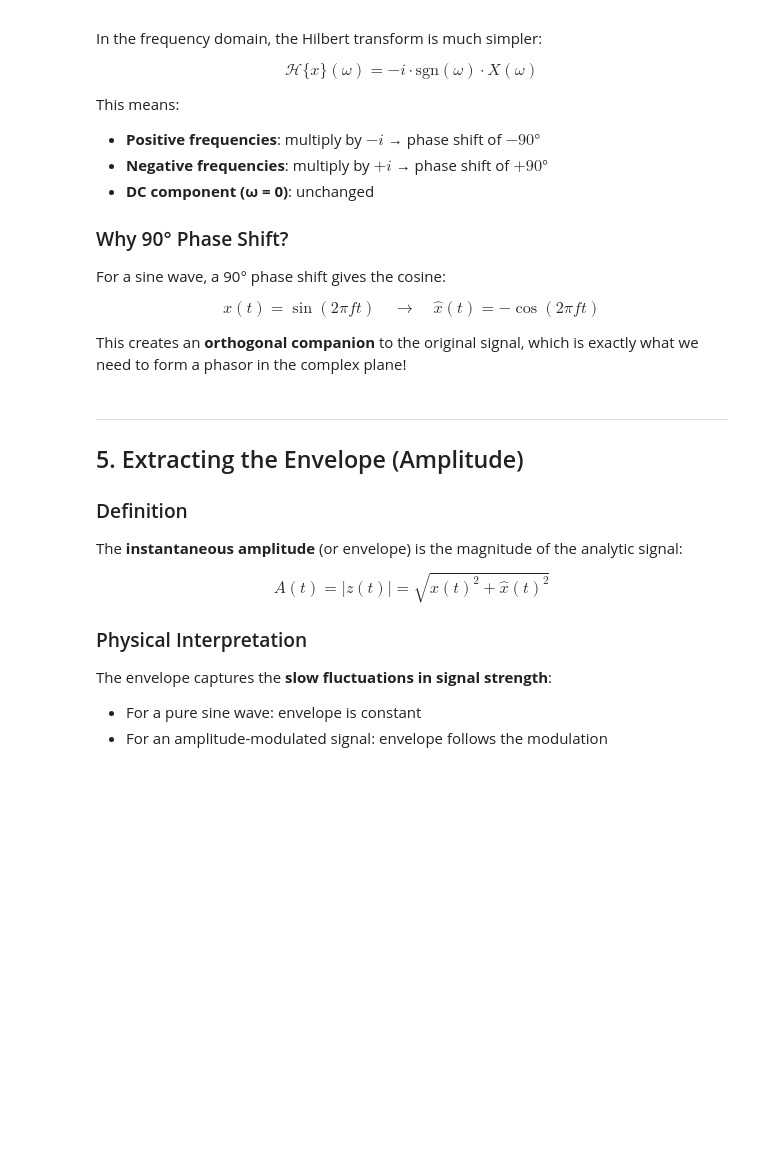
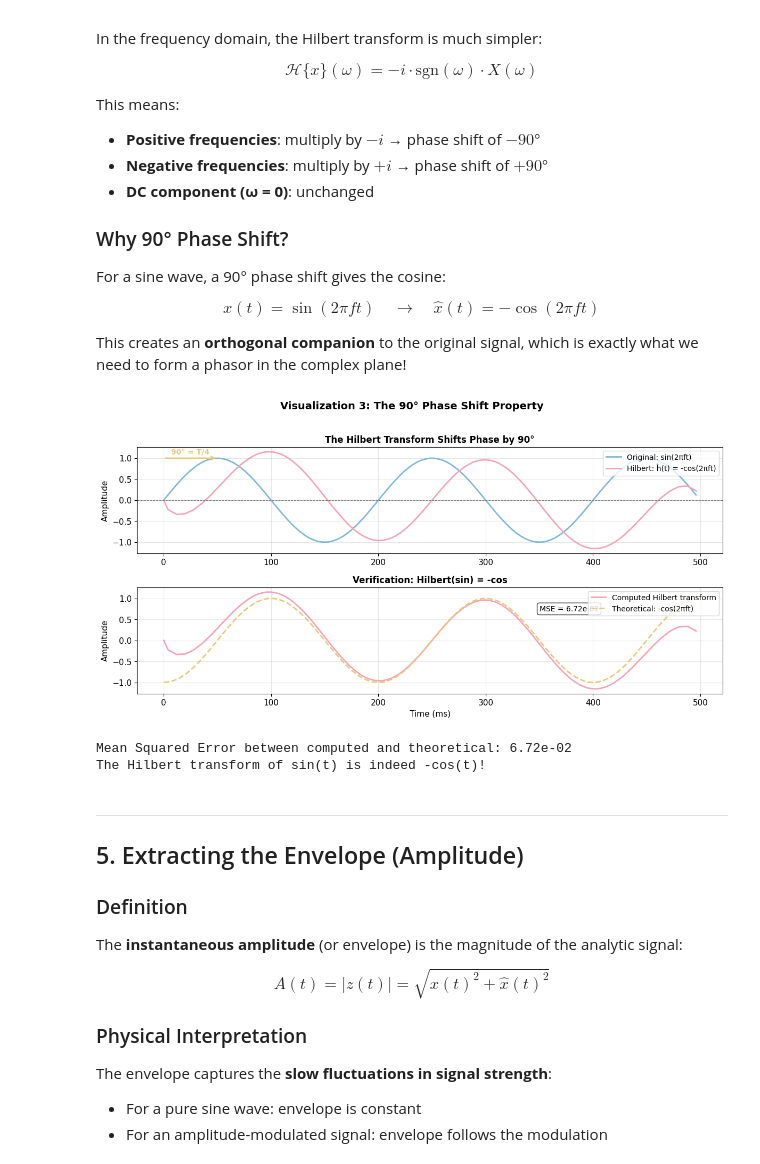
Before and after one commit to Ramdam17/ConnectivityMetricsTutorials, a Jupyter notebook: notebooks/01_foundations/B_phase_and_amplitude/B01_hilbert_transform.ipynb, the cells around one changed output. Saved outputs shown, nothing was run; the diff lists cells and outputs as text; code cells hidden in the pictures; blank space fills up the shorter version.

```diff
--- a/notebooks/01_foundations/B_phase_and_amplitude/B01_hilbert_transform.ipynb
+++ b/notebooks/01_foundations/B_phase_and_amplitude/B01_hilbert_transform.ipynb
@@ -315,43 +356,47 @@ fig, axes = plt.subplots(2, 1, figsize=(12, 6))
 
 # Plot 1: Original and Hilbert transform
 ax1 = axes[0]
-ax1.plot(t * 1000, original, color=PRIMARY_BLUE, linewidth=2, label='Original: sin(2πft)')
-ax1.plot(t * 1000, hilbert_transformed, color=SECONDARY_PINK, linewidth=2,
+ax1.plot(t * 1000, original, color=COLORS["signal_1"], linewidth=2, label='Original: sin(2πft)')
+ax1.plot(t * 1000, hilbert_transformed, color=COLORS["signal_2"], linewidth=2,
          label='Hilbert: ĥ(t) = -cos(2πft)')
 ax1.set_ylabel('Amplitude', fontsize=11)
 ax1.set_title('The Hilbert Transform Shifts Phase by 90°', fontsize=12, fontweight='bold')
 ax1.legend(loc='upper right', fontsize=10)
 ax1.grid(True, alpha=0.3)
 ax1.axhline(y=0, color='gray', linestyle='--', linewidth=0.8)
 
 # Mark the 90° phase shift
 ax1.annotate('', xy=(50, 1), xytext=(0, 1),
-             arrowprops=dict(arrowstyle='->', color=ACCENT_GOLD, lw=2))
-ax1.text(25, 1.1, '90° = T/4', ha='center', fontsize=10, color=ACCENT_GOLD, fontweight='bold')
+             arrowprops=dict(arrowstyle='->', color=COLORS["signal_4"], lw=2))
+ax1.text(25, 1.1, '90° = T/4', ha='center', fontsize=10, color=COLORS["signal_4"], fontweight='bold')
 
 # Plot 2: Verification (should match theoretical)
 ax2 = axes[1]
-ax2.plot(t * 1000, hilbert_transformed, color=SECONDARY_PINK, linewidth=2,
+ax2.plot(t * 1000, hilbert_transformed, color=COLORS["signal_2"], linewidth=2,
          label='Computed Hilbert transform')
-ax2.plot(t * 1000, theoretical, color=ACCENT_GOLD, linewidth=2, linestyle='--',
+ax2.plot(t * 1000, theoretical, color=COLORS["signal_4"], linewidth=2, linestyle='--',
          label='Theoretical: -cos(2πft)')
 ax2.set_xlabel('Time (ms)', fontsize=11)
 ax2.set_ylabel('Amplitude', fontsize=11)
 ax2.set_title('Verification: Hilbert(sin) = -cos', fontsize=12, fontweight='bold')
 ax2.legend(loc='upper right', fontsize=10)
 ax2.grid(True, alpha=0.3)
 
 # Show the error
 mse = np.mean((hilbert_transformed - theoretical)**2)
 ax2.text(350, 0.7, f'MSE = {mse:.2e}', fontsize=10,
          bbox=dict(boxstyle='round', facecolor='white', alpha=0.8))
 
 plt.suptitle('Visualization 3: The 90° Phase Shift Property', fontsize=14, fontweight='bold', y=1.02)
 plt.tight_layout()
 plt.show()
 
 print(f"Mean Squared Error between computed and theoretical: {mse:.2e}")
 print("The Hilbert transform of sin(t) is indeed -cos(t)!")
+# %% [output]
+[figure, added]
+Mean Squared Error between computed and theoretical: 6.72e-02
+The Hilbert transform of sin(t) is indeed -cos(t)!
 # %% [markdown]
 ---
 
```
Also changed, not shown: parts of 26 cells of this notebook, 1 other file.
